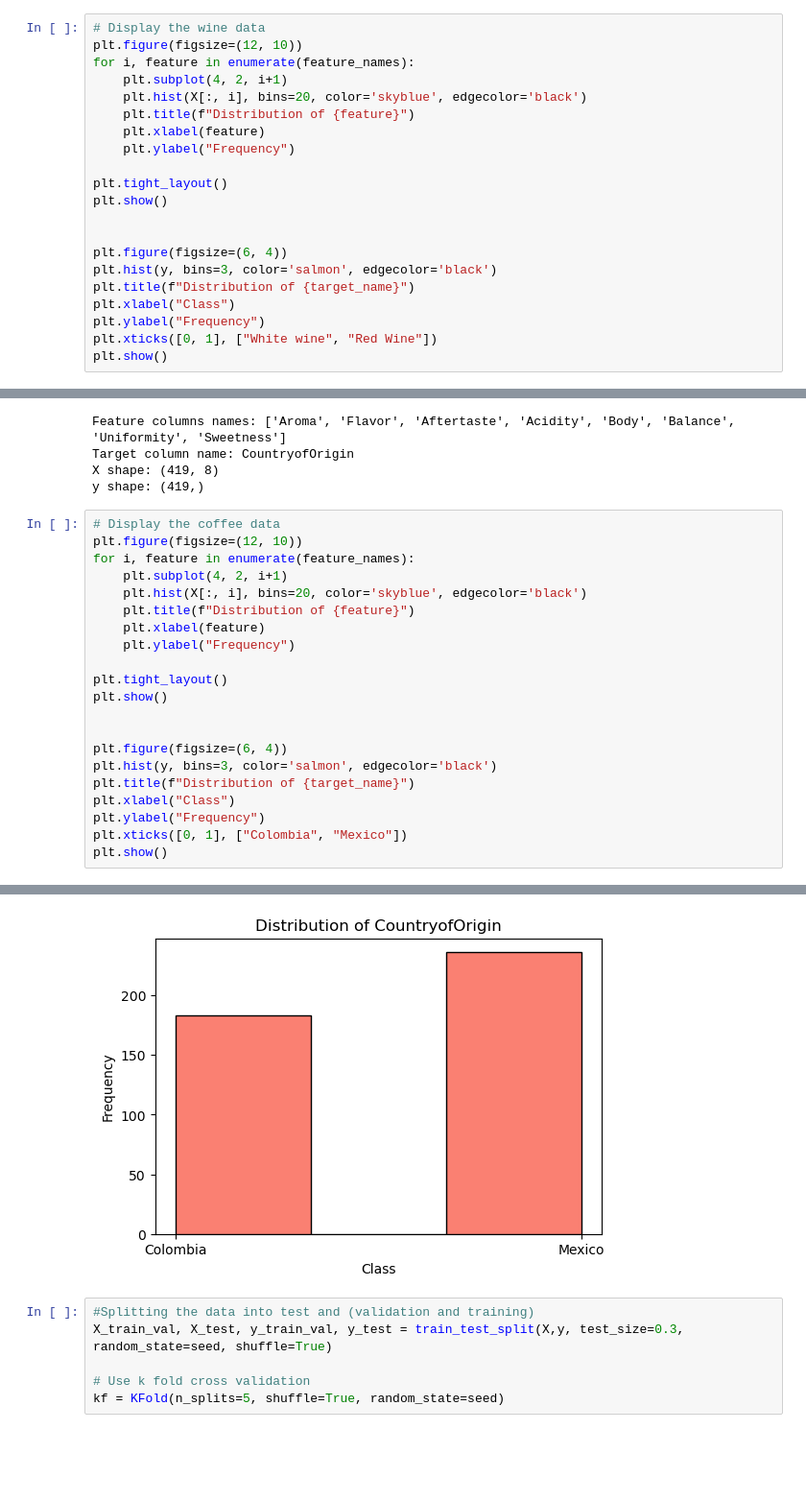
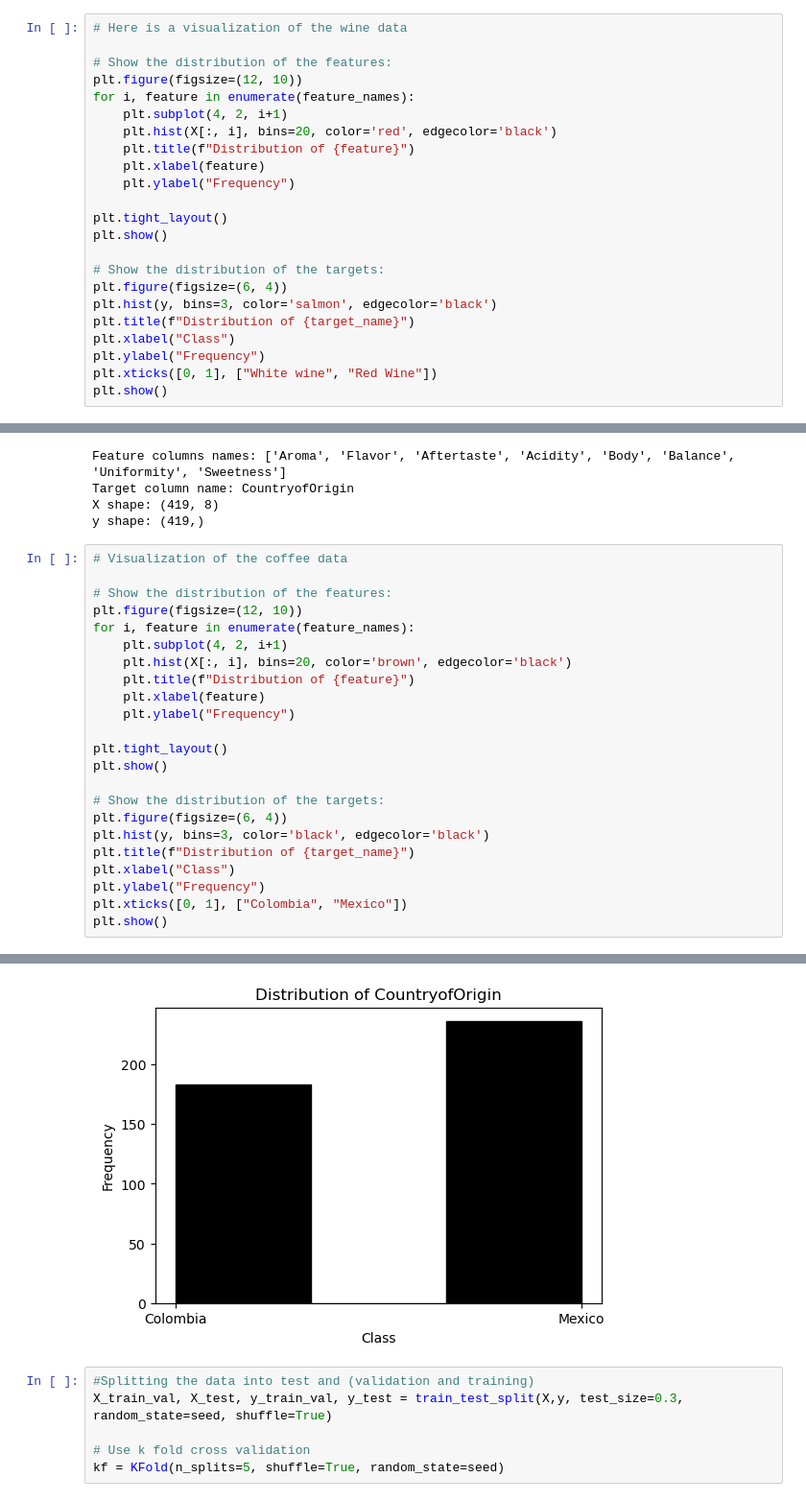
Before and after one commit to eliashovdenes/Machine-Learning-Custom-Decision-Trees-and-Random-Forests, a Jupyter notebook: run_experiments.ipynb, the cells around one changed output, grey strips where cells are left out. Shown at 96% size. Cells and saved outputs as stored; diff of their text form; blank space fills up the shorter version.

```diff
--- a/run_experiments.ipynb
+++ b/run_experiments.ipynb
@@ -46,11 +46,13 @@ Target column name: type
 X shape: (500, 5)
 y shape: (500,)
 # %%
-# Display the wine data
+# Here is a visualization of the wine data
+
+# Show the distribution of the features:
 plt.figure(figsize=(12, 10))
 for i, feature in enumerate(feature_names):
     plt.subplot(4, 2, i+1)
-    plt.hist(X[:, i], bins=20, color='skyblue', edgecolor='black')
+    plt.hist(X[:, i], bins=20, color='red', edgecolor='black')
     plt.title(f"Distribution of {feature}")
     plt.xlabel(feature)
     plt.ylabel("Frequency")
@@ -58,7 +60,7 @@ for i, feature in enumerate(feature_names):
 plt.tight_layout()
 plt.show()
 
-
+# Show the distribution of the targets:
 plt.figure(figsize=(6, 4))
 plt.hist(y, bins=3, color='salmon', edgecolor='black')
 plt.title(f"Distribution of {target_name}")
@@ -384,11 +377,13 @@ Target column name: CountryofOrigin
 X shape: (419, 8)
 y shape: (419,)
 # %%
-# Display the coffee data
+# Visualization of the coffee data
+
+# Show the distribution of the features:
 plt.figure(figsize=(12, 10))
 for i, feature in enumerate(feature_names):
     plt.subplot(4, 2, i+1)
-    plt.hist(X[:, i], bins=20, color='skyblue', edgecolor='black')
+    plt.hist(X[:, i], bins=20, color='brown', edgecolor='black')
     plt.title(f"Distribution of {feature}")
     plt.xlabel(feature)
     plt.ylabel("Frequency")
@@ -396,9 +391,9 @@ for i, feature in enumerate(feature_names):
 plt.tight_layout()
 plt.show()
 
-
+# Show the distribution of the targets:
 plt.figure(figsize=(6, 4))
-plt.hist(y, bins=3, color='salmon', edgecolor='black')
+plt.hist(y, bins=3, color='black', edgecolor='black')
 plt.title(f"Distribution of {target_name}")
 plt.xlabel("Class")
 plt.ylabel("Frequency")
@@ -409,4 +404,4 @@ plt.show()
-[figure, old version]
+[figure, new version]
 # %%
 #Splitting the data into test and (validation and training)
 X_train_val, X_test, y_train_val, y_test = train_test_split(X,y, test_size=0.3, random_state=seed, shuffle=True)
```
Also changed, not shown: parts of 12 cells of this notebook, 1 other file.
